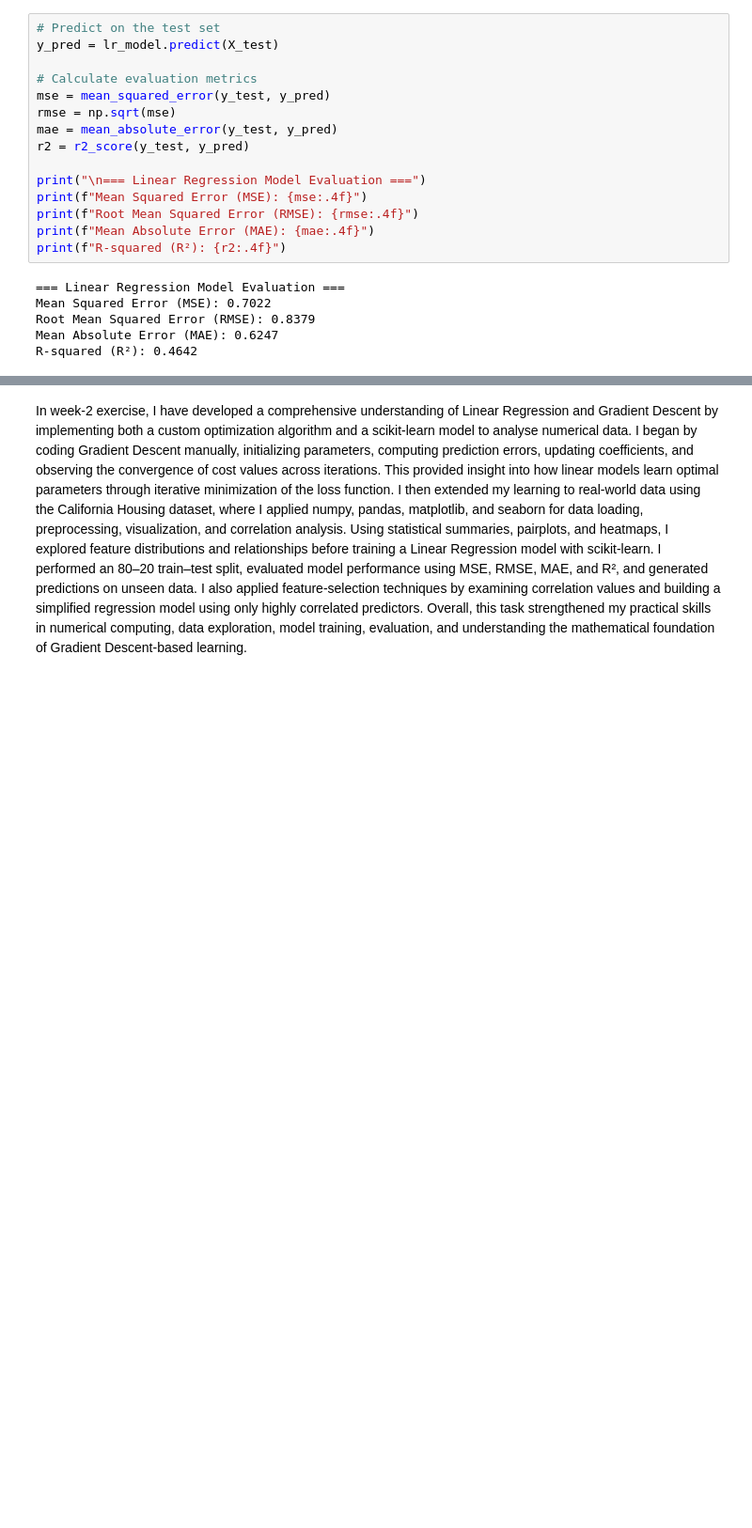
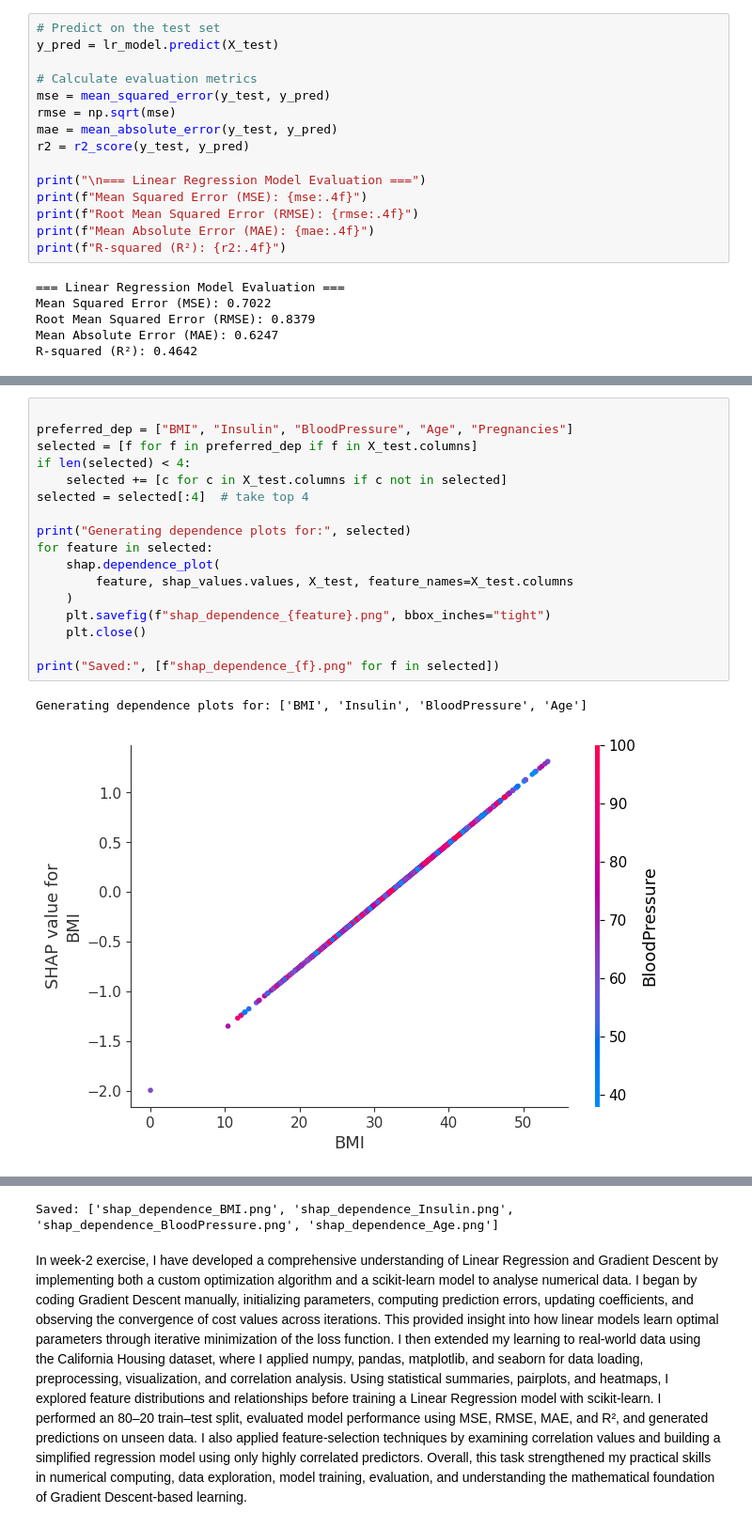
Before and after one commit to Abhijeet3407/Artifical-Inteligence, a Jupyter notebook: Week-2.ipynb, the cells around one changed output, grey strips where cells are left out. Shown at 94% size. Cells and saved outputs as stored; diff of their text form; blank space fills up the shorter version.

```diff
--- a/Week-2.ipynb
+++ b/Week-2.ipynb
@@ -391,0 +488,20 @@ R-squared (R²): 0.4642
+# %%
+
+preferred_dep = ["BMI", "Insulin", "BloodPressure", "Age", "Pregnancies"]
+selected = [f for f in preferred_dep if f in X_test.columns]
+if len(selected) < 4:
+    selected += [c for c in X_test.columns if c not in selected]
+selected = selected[:4]  # take top 4
+
+print("Generating dependence plots for:", selected)
+for feature in selected:
+    shap.dependence_plot(
+        feature, shap_values.values, X_test, feature_names=X_test.columns
+    )
+    plt.savefig(f"shap_dependence_{feature}.png", bbox_inches="tight")
+    plt.close()
+
+print("Saved:", [f"shap_dependence_{f}.png" for f in selected])
+# %% [output]
+Generating dependence plots for: ['BMI', 'Insulin', 'BloodPressure', 'Age']
+[figure, added]
@@ -392,2 +511,3 @@ R-squared (R²): 0.4642
+Saved: ['shap_dependence_BMI.png', 'shap_dependence_Insulin.png', 'shap_dependence_BloodPressure.png', 'shap_dependence_Age.png']
 # %% [markdown]
 In week-2 exercise, I have developed a comprehensive understanding of Linear Regression and Gradient Descent by implementing both a custom optimization algorithm and a scikit-learn model to analyse numerical data. I began by coding Gradient Descent manually, initializing parameters, computing prediction errors, updating coefficients, and observing the convergence of cost values across iterations. This provided insight into how linear models learn optimal parameters through iterative minimization of the loss function. I then extended my learning to real-world data using the California Housing dataset, where I applied numpy, pandas, matplotlib, and seaborn for data loading, preprocessing, visualization, and correlation analysis. Using statistical summaries, pairplots, and heatmaps, I explored feature distributions and relationships before training a Linear Regression model with scikit-learn. I performed an 80–20 train–test split, evaluated model performance using MSE, RMSE, MAE, and R², and generated predictions on unseen data. I also applied feature-selection techniques by examining correlation values and building a simplified regression model using only highly correlated predictors. Overall, this task strengthened my practical skills in numerical computing, data exploration, model training, evaluation, and understanding the mathematical foundation of Gradient Descent-based learning.
```
Also changed, not shown: parts of 3 cells of this notebook.
